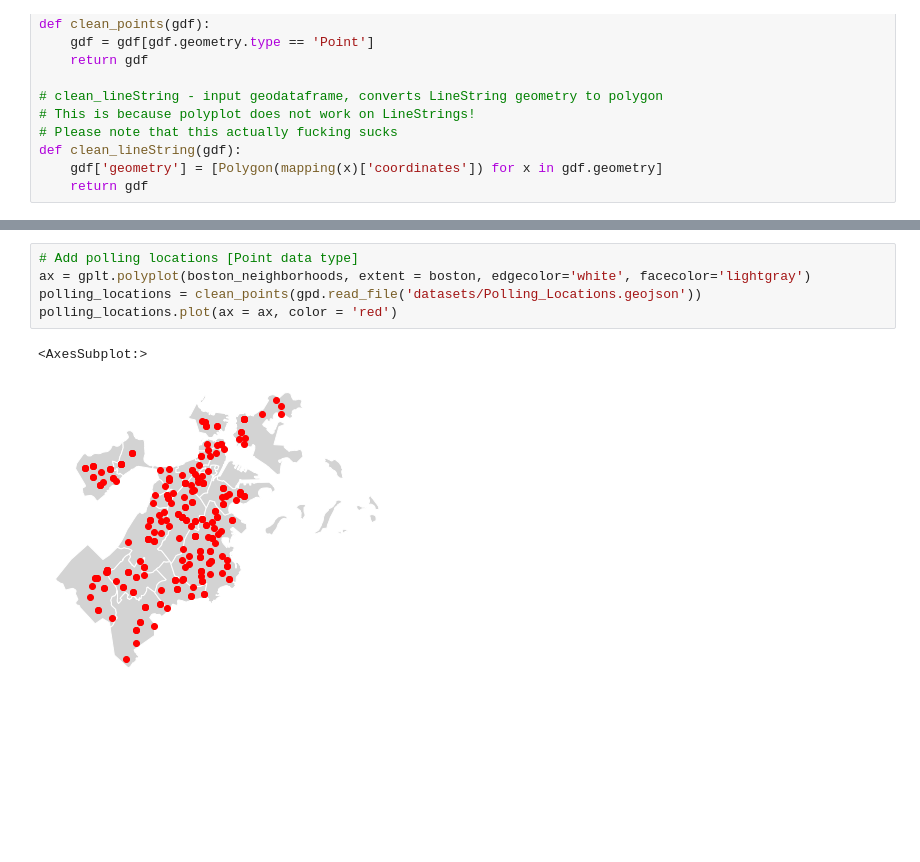
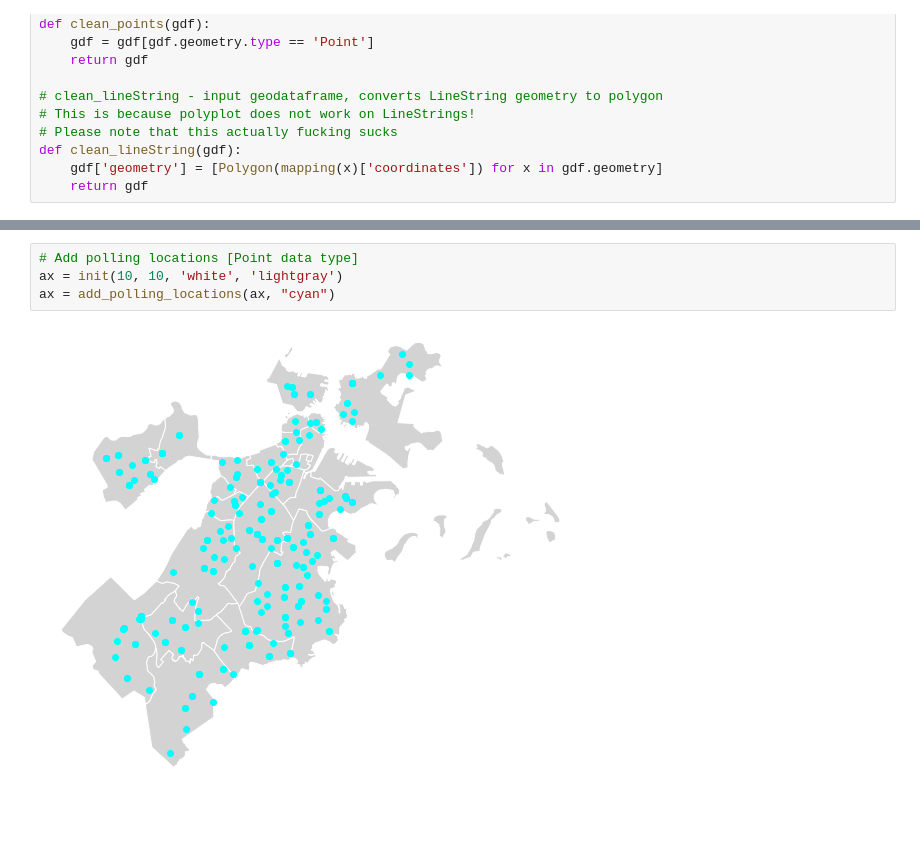
Before and after one commit to broussardjojo/bvr2, a Jupyter notebook: main.ipynb, the cells around one changed output, grey strips where cells are left out. Saved outputs shown, nothing was run; the diff lists cells and outputs as text; blank space fills up the shorter version.

```diff
--- a/main.ipynb
+++ b/main.ipynb
@@ -37,8 +38,6 @@ ax = gplt.polyplot(boston_neighborhoods, extent = boston, edgecolor='white', fac
 # %%
 # Add polling locations [Point data type]
-ax = gplt.polyplot(boston_neighborhoods, extent = boston, edgecolor='white', facecolor='lightgray')
-polling_locations = clean_points(gpd.read_file('datasets/Polling_Locations.geojson'))
-polling_locations.plot(ax = ax, color = 'red')
+ax = init(10, 10, 'white', 'lightgray')
+ax = add_polling_locations(ax, "cyan")
 # %% [output]
-<AxesSubplot:>
-[figure, old version]
+[figure, new version]
```
Also changed, not shown: parts of 3 cells of this notebook, 1 other file.
